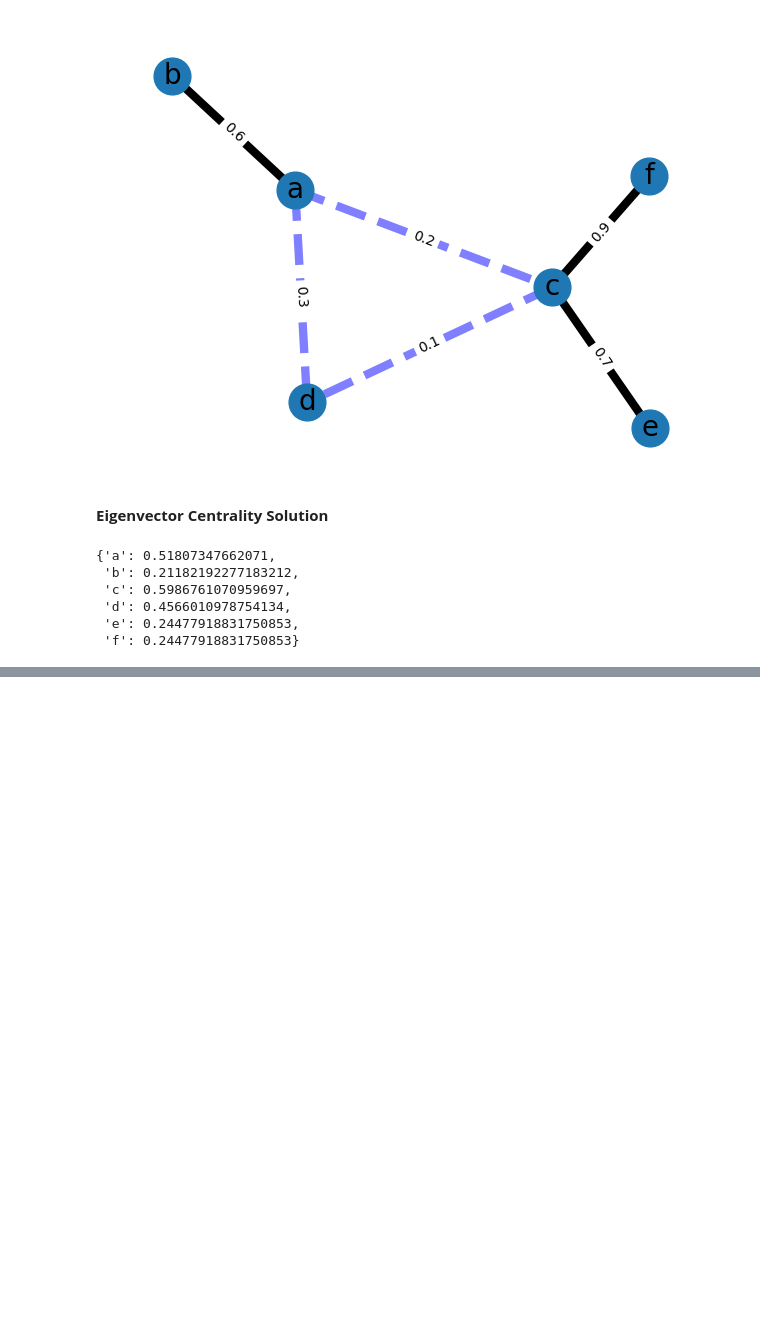
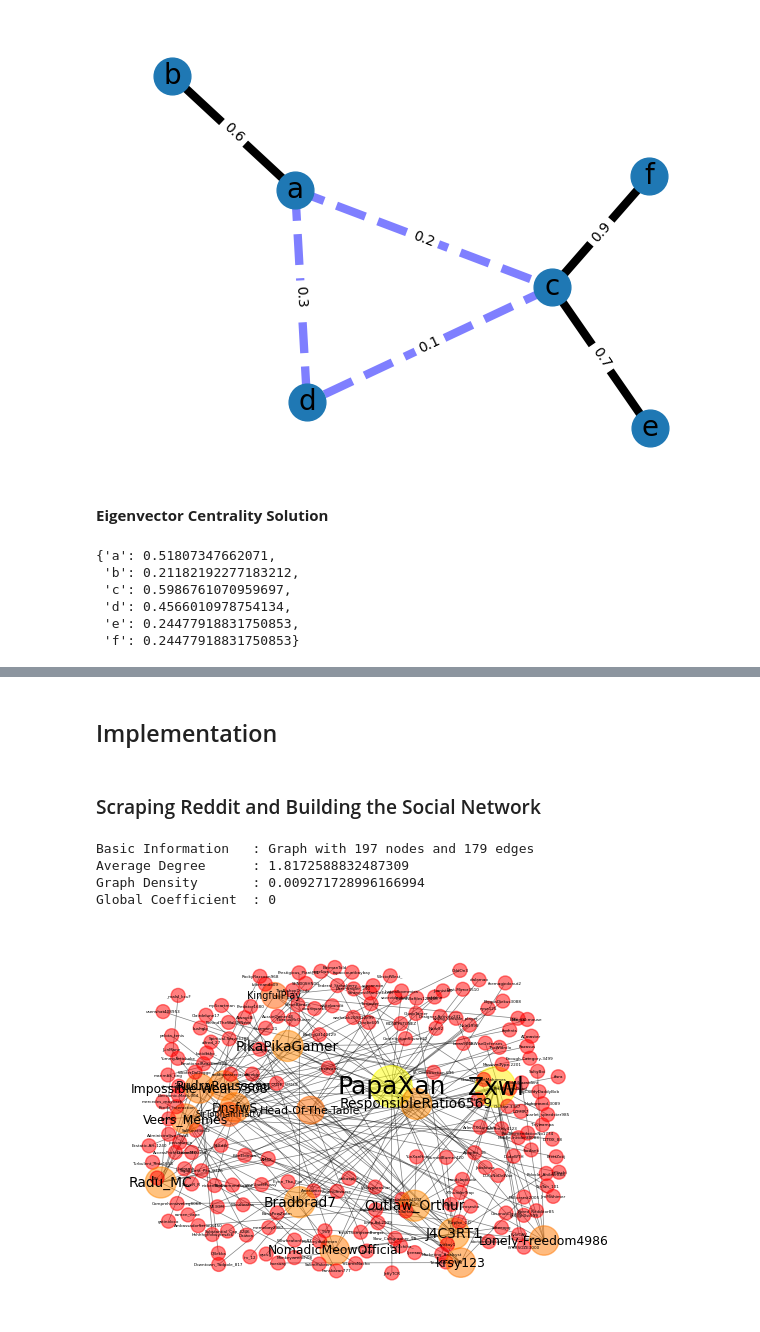
Before and after one commit to LaplaceXD/Linear_Algebra_CS3101N, a Jupyter notebook: Assignments/Spectral_Theory.ipynb, the cells around one changed output, grey strips where cells are left out. Saved outputs shown, nothing was run; the diff lists cells and outputs as text; code cells hidden in the pictures; blank space fills up the shorter version.

```diff
--- a/Assignments/Spectral_Theory.ipynb
+++ b/Assignments/Spectral_Theory.ipynb
@@ -187,0 +213,69 @@ nx.eigenvector_centrality(G)
+# %% [markdown]
+## Implementation
+# %% [markdown]
+### Scraping Reddit and Building the Social Network
+# %%
+gta_network = nx.Graph()
+
+reddit = praw.Reddit(
+    client_id = "u01nV9XriM4AM36RNQ25DA",
+    client_secret = "5sVtNjbuCKG3_Ljl81gDYiiO4EwX1w",
+    user_agent = "Big_Feed3369",
+)
+
+comment_count = 10
+gta_sub = reddit.subreddit("GTA")
+gta_vi_sub = reddit.subreddit("GTA6")
+
+gta_vi_search_results_in_gta_sub = gta_sub.search(query="GTA VI", sort="top", time_filter="all", limit=10)
+gta_vi_hot_posts = gta_vi_sub.top(limit=10)
+
+for result_id in chain(gta_vi_search_results_in_gta_sub, gta_vi_hot_posts):
+    post = reddit.submission(id=result_id)
+    post.comment_limit = comment_count
+
+    if post.author is not None:
+        if post.author not in gta_network.nodes:
+            gta_network.add_node(post.author, interactions=1, interactions_score=post.score)
+        else:
+            gta_network.nodes[post.author]["interactions"] += 1
+            gta_network.nodes[post.author]["interactions_score"] += post.score
+
+    interactions = [(post.author, c) for c in post.comments.list()]
+    for op, interaction in interactions:
+        if isinstance(interaction, praw.models.MoreComments):
+            continue
+
+        if interaction.author is not None:
+            if interaction.author not in gta_network.nodes:
+                gta_network.add_node(interaction.author, interactions=1, interactions_score=interaction.score)
+                gta_network.add_edge(interaction.author, op)
+            else:
+                gta_network.nodes[interaction.author]["interactions"] += 1
+                gta_network.nodes[interaction.author]["interactions_score"] += interaction.score
+
+        interactions.extend([(interaction.author, r) for r in interaction.replies.list()])
+
+print(f"{'Basic Information':<20}:", gta_network)
+print(f"{'Average Degree':<20}:", sum(deg for _, deg in gta_network.degree) / len(gta_network.degree))
+print(f"{'Graph Density':<20}:", nx.density(gta_network))
+print(f"{'Global Coefficient':<20}:", nx.transitivity(gta_network))
+# %% [output]
+Basic Information   : Graph with 197 nodes and 179 edges
+Average Degree      : 1.8172588832487309
+Graph Density       : 0.009271728996166994
+Global Coefficient  : 0
+# %%
+node_degrees = dict(gta_network.degree)
+range = max(node_degrees.values()) - min(node_degrees.values())
+node_degrees = { node: max(deg - min(node_degrees.values()) / range, 0.1) for node, deg in node_degrees.items() }
+
+pos = nx.spring_layout(gta_network, scale=50, iterations=5, k=0.4)
+for node, (x, y) in pos.items():
+    plt.text(x, y, node, fontsize=max(node_degrees[node], 3), ha="center", va="center")
+
+nx.draw(gta_network, pos, width=0.5, alpha=0.5,
+        node_color=list(node_degrees.values()), cmap=plt.cm.autumn,
+        node_size=[max(degs*50, 100) for degs in node_degrees.values()])
+# %% [output]
+[figure, added]
```
Also changed, not shown: parts of 7 cells of this notebook.
